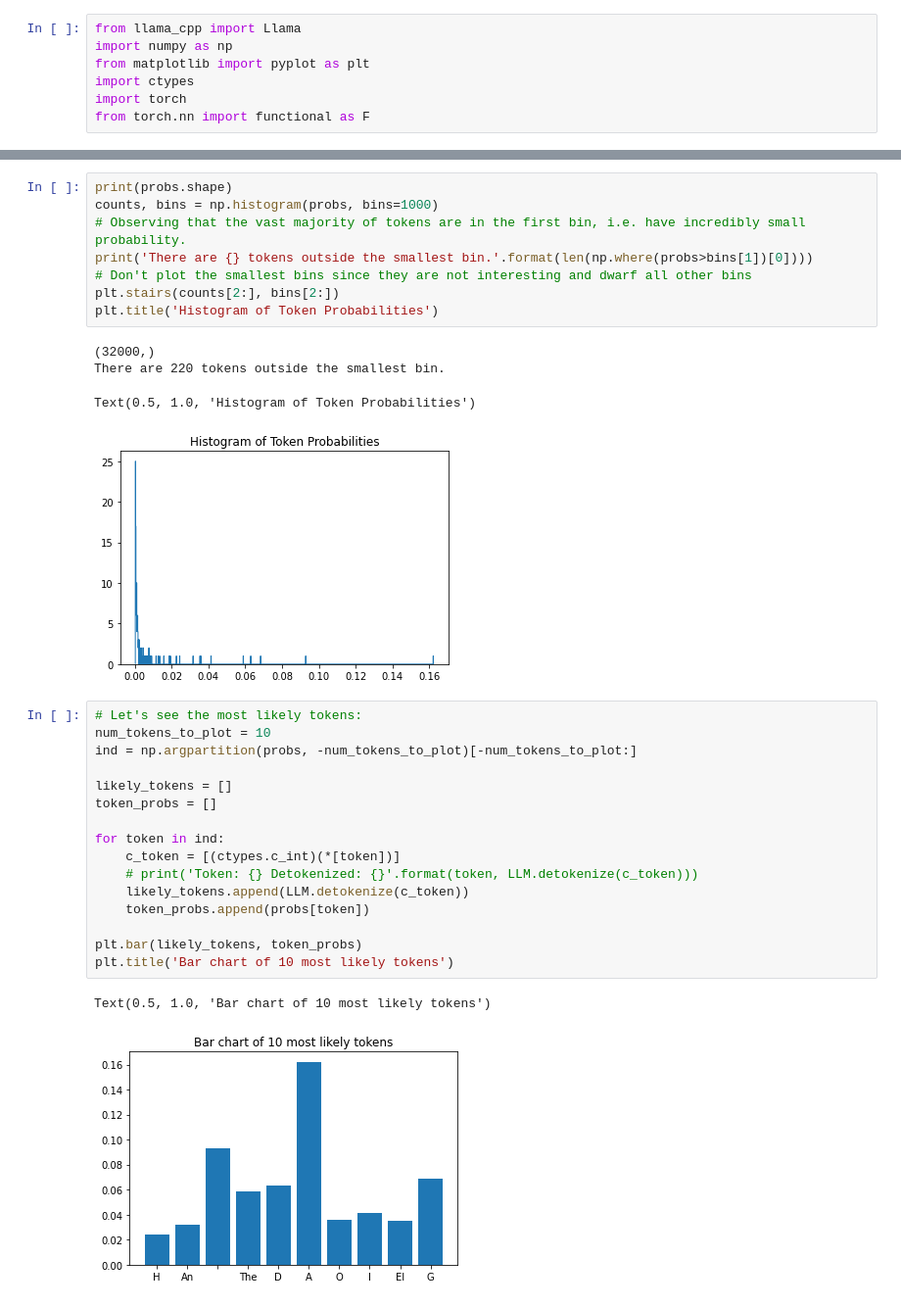
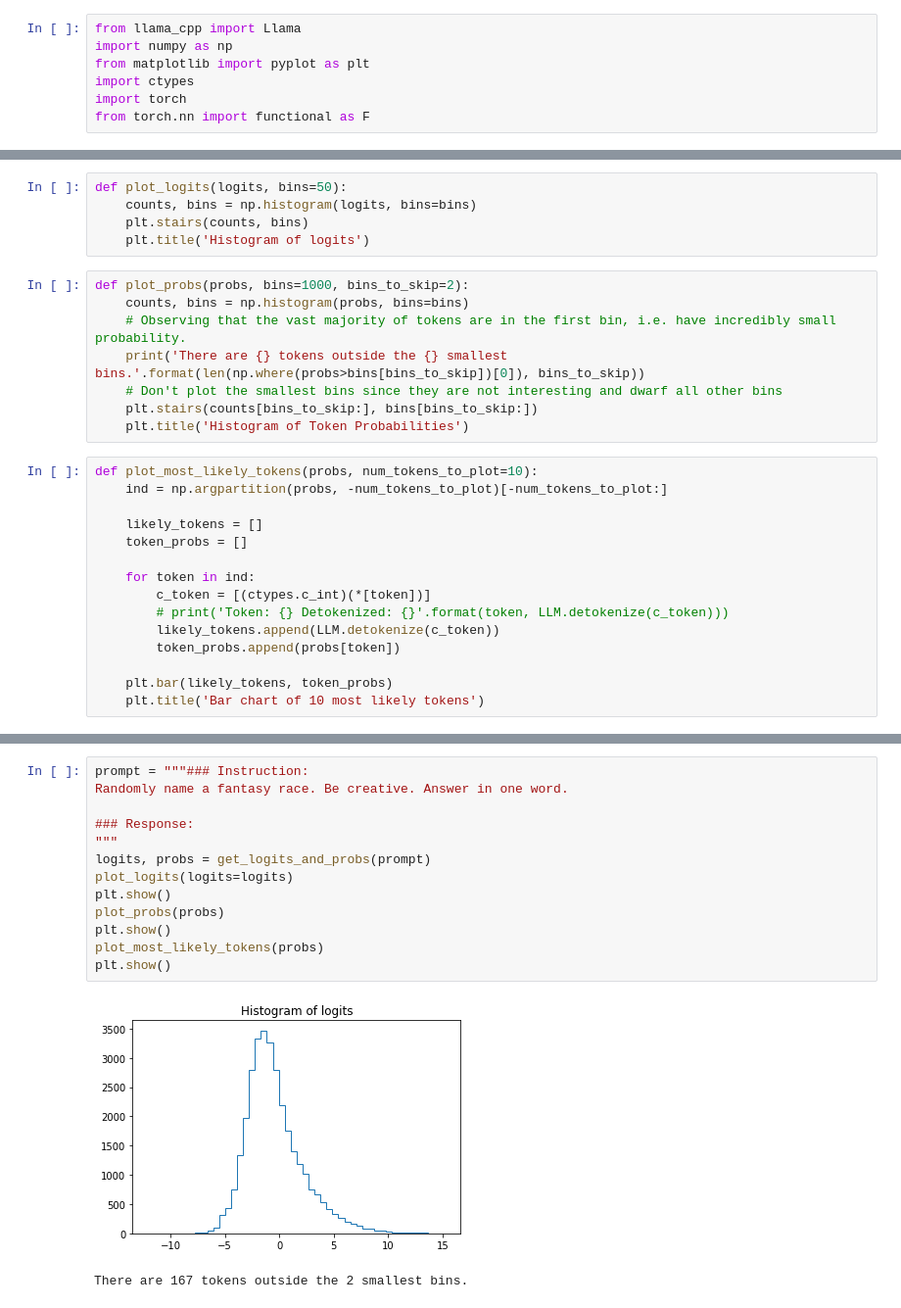
Before and after one commit to horenbergerb/llamagotchi, a Jupyter notebook: modeling_probabilities.ipynb, the cells around one changed output, grey strips where cells are left out. Shown at 98% size. Drawn from its saved outputs; the diff is of its cells as text.

Commit message:
restructured and added tool to sample token sequences with the highest probabilities

```diff
--- a/modeling_probabilities.ipynb
+++ b/modeling_probabilities.ipynb
@@ -30,0 +40,28 @@ AVX = 1 | AVX2 = 1 | AVX512 = 0 | AVX512_VBMI = 0 | AVX512_VNNI = 0 | FMA = 1 |
+# %%
+def plot_logits(logits, bins=50):
+    counts, bins = np.histogram(logits, bins=bins)
+    plt.stairs(counts, bins)
+    plt.title('Histogram of logits')
+# %%
+def plot_probs(probs, bins=1000, bins_to_skip=2):
+    counts, bins = np.histogram(probs, bins=bins)
+    # Observing that the vast majority of tokens are in the first bin, i.e. have incredibly small probability.
+    print('There are {} tokens outside the {} smallest bins.'.format(len(np.where(probs>bins[bins_to_skip])[0]), bins_to_skip))
+    # Don't plot the smallest bins since they are not interesting and dwarf all other bins
+    plt.stairs(counts[bins_to_skip:], bins[bins_to_skip:])
+    plt.title('Histogram of Token Probabilities')
+# %%
+def plot_most_likely_tokens(probs, num_tokens_to_plot=10):
+    ind = np.argpartition(probs, -num_tokens_to_plot)[-num_tokens_to_plot:]
+
+    likely_tokens = []
+    token_probs = []
+
+    for token in ind:
+        c_token = [(ctypes.c_int)(*[token])]
+        # print('Token: {} Detokenized: {}'.format(token, LLM.detokenize(c_token)))
+        likely_tokens.append(LLM.detokenize(c_token))
+        token_probs.append(probs[token])
+
+    plt.bar(likely_tokens, token_probs)
+    plt.title('Bar chart of 10 most likely tokens')
@@ -56,32 +113,16 @@ Text(0.5, 1.0, 'Histogram of logits')
-# %%
-print(probs.shape)
-counts, bins = np.histogram(probs, bins=1000)
-# Observing that the vast majority of tokens are in the first bin, i.e. have incredibly small probability.
-print('There are {} tokens outside the smallest bin.'.format(len(np.where(probs>bins[1])[0])))
-# Don't plot the smallest bins since they are not interesting and dwarf all other bins
-plt.stairs(counts[2:], bins[2:])
-plt.title('Histogram of Token Probabilities')
-# %% [output]
-(32000,)
-There are 220 tokens outside the smallest bin.
-Text(0.5, 1.0, 'Histogram of Token Probabilities')
-[figure, removed]
-# %%
-# Let's see the most likely tokens:
-num_tokens_to_plot = 10
-ind = np.argpartition(probs, -num_tokens_to_plot)[-num_tokens_to_plot:]
-
-likely_tokens = []
-token_probs = []
-
-for token in ind:
-    c_token = [(ctypes.c_int)(*[token])]
-    # print('Token: {} Detokenized: {}'.format(token, LLM.detokenize(c_token)))
-    likely_tokens.append(LLM.detokenize(c_token))
-    token_probs.append(probs[token])
-
-plt.bar(likely_tokens, token_probs)
-plt.title('Bar chart of 10 most likely tokens')
-# %% [output]
-Text(0.5, 1.0, 'Bar chart of 10 most likely tokens')
-[figure, removed]
+# %%
+prompt = """### Instruction:
+Randomly name a fantasy race. Be creative. Answer in one word.
+
+### Response:
+"""
+logits, probs = get_logits_and_probs(prompt)
+plot_logits(logits=logits)
+plt.show()
+plot_probs(probs)
+plt.show()
+plot_most_likely_tokens(probs)
+plt.show()
+# %% [output]
+[figure, added]
+There are 167 tokens outside the 2 smallest bins.
```
Also changed, not shown: parts of 10 cells of this notebook.
